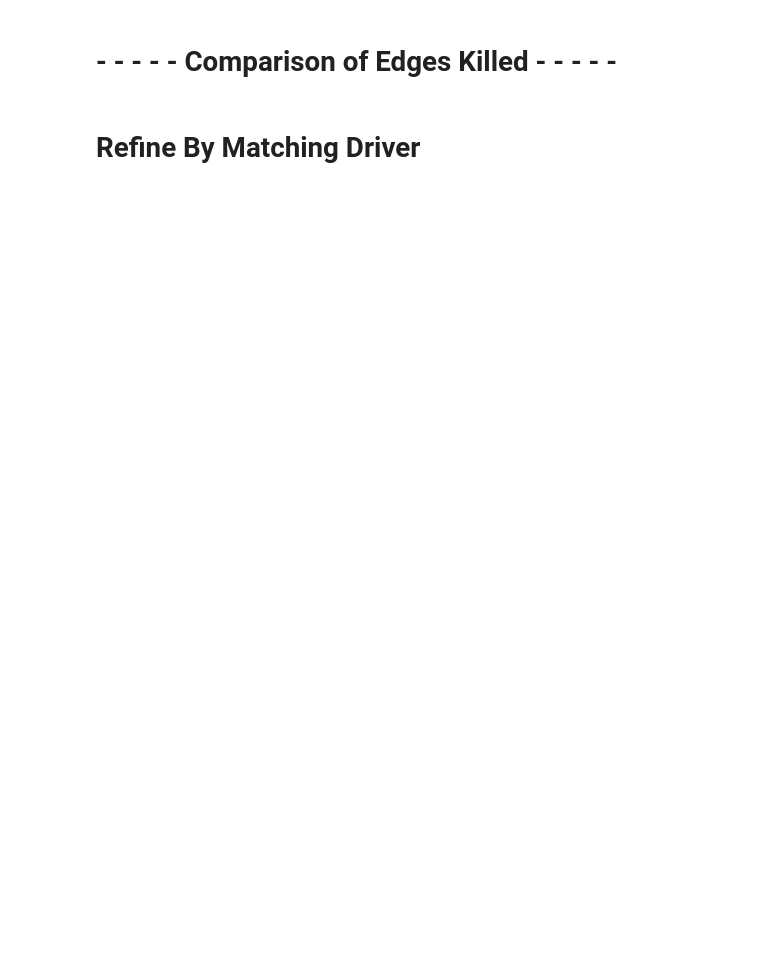
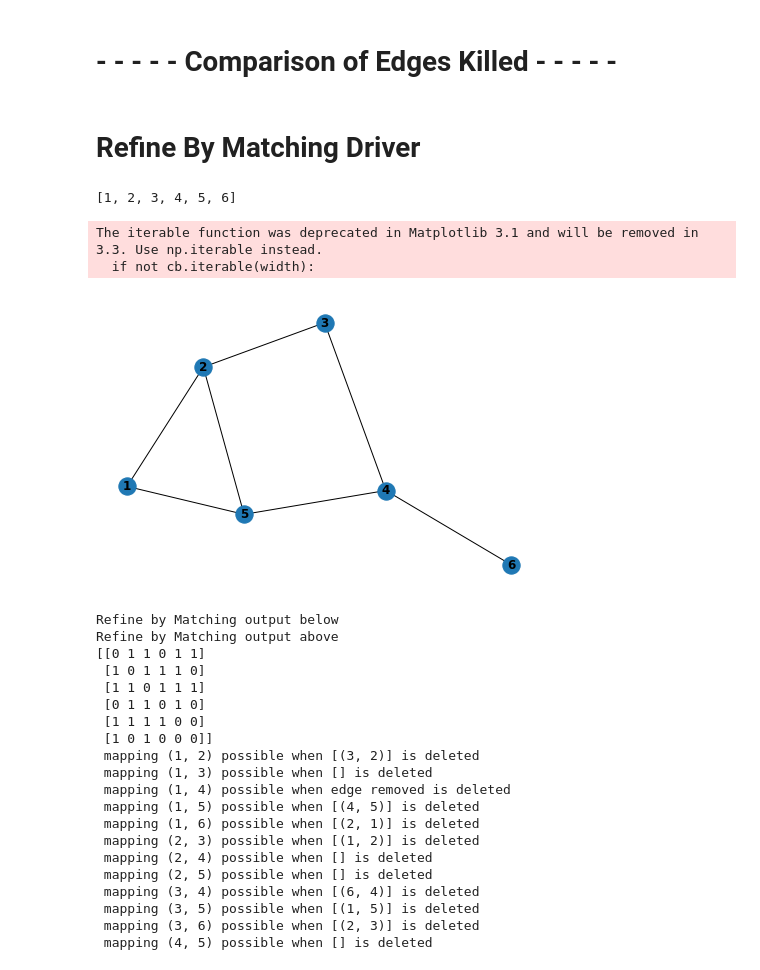
Before and after one commit to hhicks13/benchmarking-dasg, a Jupyter notebook: kas-benchmark.ipynb, the cells around one changed output. Drawn from its saved outputs; the diff is of its cells as text; code cells hidden in the pictures; blank space fills up the shorter version.

```diff
--- a/kas-benchmark.ipynb
+++ b/kas-benchmark.ipynb
@@ -415,6 +396,7 @@ def RefineByMatching(G_A,P_A,Ef_A,k_A):
         #print(f"deleteEdge = {deleteEdges}")
         if cost > 2*k_A:
             #print(f" **** **** **** Mapping {i} --> {j} proven impossible **** **** **** ")
+            possibleMappings[edge] = "edge removed"
             P_A.remove_edge(*edge)
         else:
             possibleMappings[edge] = deleteEdges
@@ -737,38 +659,83 @@ edge: ('i5', 'xi1') -- weight: -2
 # Refine By Matching Driver
 # %%
+
+n = 6
+_noderange = range(1,n+1)
+G_A = nx.Graph()
+Ef_A = nx.Graph()
+P_A = nx.complete_graph(_noderange)
+
+#
+G_A.add_nodes_from(_noderange)
+Ef_A.add_nodes_from(_noderange)
+print(G_A.nodes)
+G_A.add_edges_from(((4,5),(3,2),(4,3),(5,2),(6,4),(1,5),(1,2)))
+
+# draw graph
+#random = nx.erdos_renyi_graph(n,0.2)
+#edges = []
+#for _e in random.edges():
+#    edge = (_e[0]+1,_e[1]+1)
+#    edges.append(edge)
+
+#G_A.add_edges_from(edges)
 nx.draw(G_A, with_labels=True, font_weight='bold')
 plt.show()
 #initialize
 k_A = 1
 
-b4dde = len(P_A.edges())
-b4ddeMat = nx.adjacency_matrix(P_A).todense()
+
 P_A = DegreeDiffElim(G_A,P_A,k_A)
-afterdde = len(P_A.edges())
-afterddeMat = nx.adjacency_matrix(P_A).todense()
+
 print("Refine by Matching output below")
 pm = RefineByMatching(G_A,P_A,Ef_A,k_A)
+
 print("Refine by Matching output above")
 #print(f" unproven mappings before DegreeDiffElim: {b4dde} \n")
 #print(np.matrix(b4ddeMat))
 #print(f"\n unproven mappings after DegreeDiffElim, before RBM: {afterdde} \n")
 #print(np.matrix(afterddeMat))
 #print(f"\n unproven mappings after RBM:  {len(P_A.edges())}\n")
-#print(np.matrix(nx.adjacency_matrix(P_A).todense()))
+print(np.matrix(nx.adjacency_matrix(P_A).todense()))
 for _k in pm.keys():
     print(f" mapping {_k} possible when {pm[_k]} is deleted")
 
 
 #
 # draw bipartite graph
 #
 #l,r = bipartite.sets(cm)
 #pos = dict()
 #pos.update( (nn, (1, ii+ len(l)/2)) for ii, nn in enumerate(l) ) # put nodes from X at x=1
 #pos.update( (nn, (2, n*ii)) for ii, nn in enumerate(r) ) # put nodes from Y at x=2
 #nx.draw(cm, pos=pos,with_labels=True)
 
 #edge weights
 #labels = nx.get_edge_attributes(cm, "weight")
 #nx.draw_networkx_edge_labels(cm, pos=pos, edge_labels=labels)
 plt.show()
+# %% [output]
+[1, 2, 3, 4, 5, 6]
+The iterable function was deprecated in Matplotlib 3.1 and will be removed in 3.3. Use np.iterable instead.
+  if not cb.iterable(width):
+[figure, added]
+Refine by Matching output below
+Refine by Matching output above
+[[0 1 1 0 1 1]
+ [1 0 1 1 1 0]
+ [1 1 0 1 1 1]
+ [0 1 1 0 1 0]
+ [1 1 1 1 0 0]
+ [1 0 1 0 0 0]]
+ mapping (1, 2) possible when [(3, 2)] is deleted
+ mapping (1, 3) possible when [] is deleted
+ mapping (1, 4) possible when edge removed is deleted
+ mapping (1, 5) possible when [(4, 5)] is deleted
+ mapping (1, 6) possible when [(2, 1)] is deleted
+ mapping (2, 3) possible when [(1, 2)] is deleted
+ mapping (2, 4) possible when [] is deleted
+ mapping (2, 5) possible when [] is deleted
+ mapping (3, 4) possible when [(6, 4)] is deleted
+ mapping (3, 5) possible when [(1, 5)] is deleted
+ mapping (3, 6) possible when [(2, 3)] is deleted
+ mapping (4, 5) possible when [] is deleted
```
Also changed, not shown: parts of 3 cells of this notebook.
